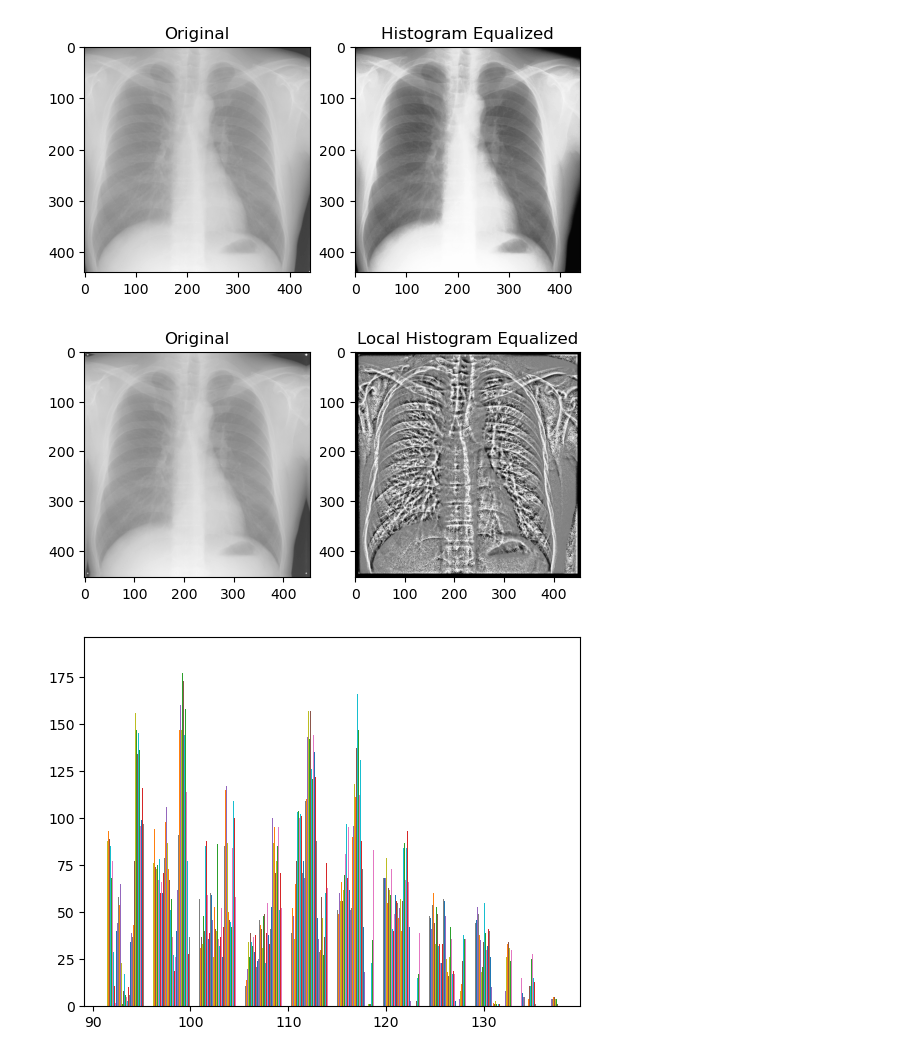
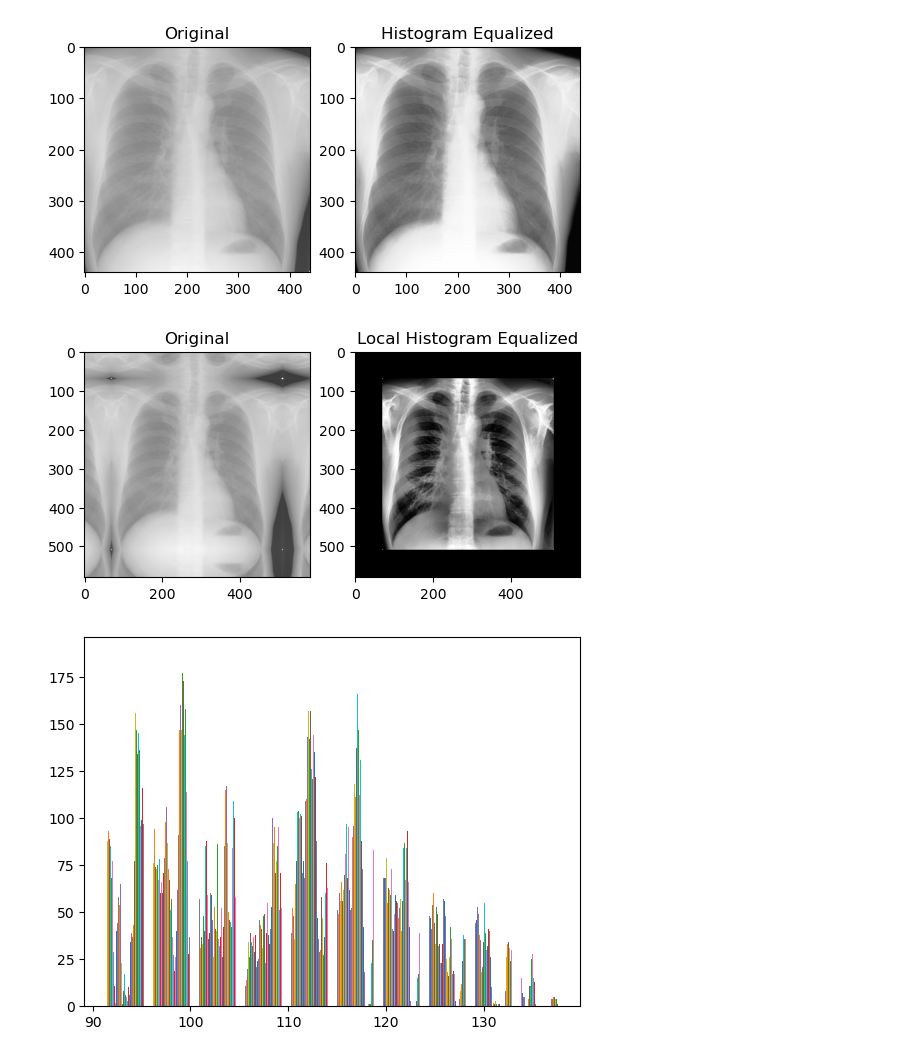
Before and after one commit to IanMcAtee/Histogram-Processing, a Jupyter notebook: HistogramProcessing.ipynb, the cells around one changed output. Cells and saved outputs as stored; diff of their text form; code cells hidden in the pictures.

```diff
--- a/HistogramProcessing.ipynb
+++ b/HistogramProcessing.ipynb
@@ -102,41 +102,41 @@ plt.show()
 # %% [output]
 [figure]
 # %%
-kernelSize = 15
+kernelSize = 141
 
 padWidth = int((kernelSize-1)/2)
 xrRawPadArr = MirrorPad(xrRawArr, padWidth = padWidth)
 xrLocalEqArr = np.zeros(xrRawPadArr.shape)
 
 
 for i in range(padWidth,xrRawPadArr.shape[0]-padWidth):
   for j in range(padWidth,xrRawPadArr.shape[1]-padWidth):
     nHood = xrRawPadArr[i-padWidth:i+padWidth+1,j-padWidth:j+padWidth+1]
     histogramDict = {}
     for row in nHood:
       for pixel in row:
         if pixel in histogramDict:
           histogramDict[pixel] += 1
         else:
           histogramDict[pixel] = 1
     sum = 0;
     for pixel in histogramDict.keys():
       if pixel <= xrRawPadArr[i,j]:
         pixelProb = histogramDict[pixel]/(kernelSize*kernelSize)
         sum += pixelProb
     xrLocalEqArr[i,j] = int(256-1)*sum
 
 
 
 plt.subplot(1,2,1)
 plt.imshow(xrRawPadArr, cmap = "gray", vmin=0, vmax=255)
 plt.title("Original")
 plt.subplot(1,2,2)
 plt.imshow(xrLocalEqArr, cmap = "gray", vmin=0, vmax=255)
 plt.title("Local Histogram Equalized")
 plt.show()
 # %% [output]
-[figure, old version]
+[figure, new version]
 # %%
 # Use PIL to open the example unprocess chest xray
 exampleImg = Image.open("Images/LowContrast.tif")
```
Also changed, not shown: 3 other files.
